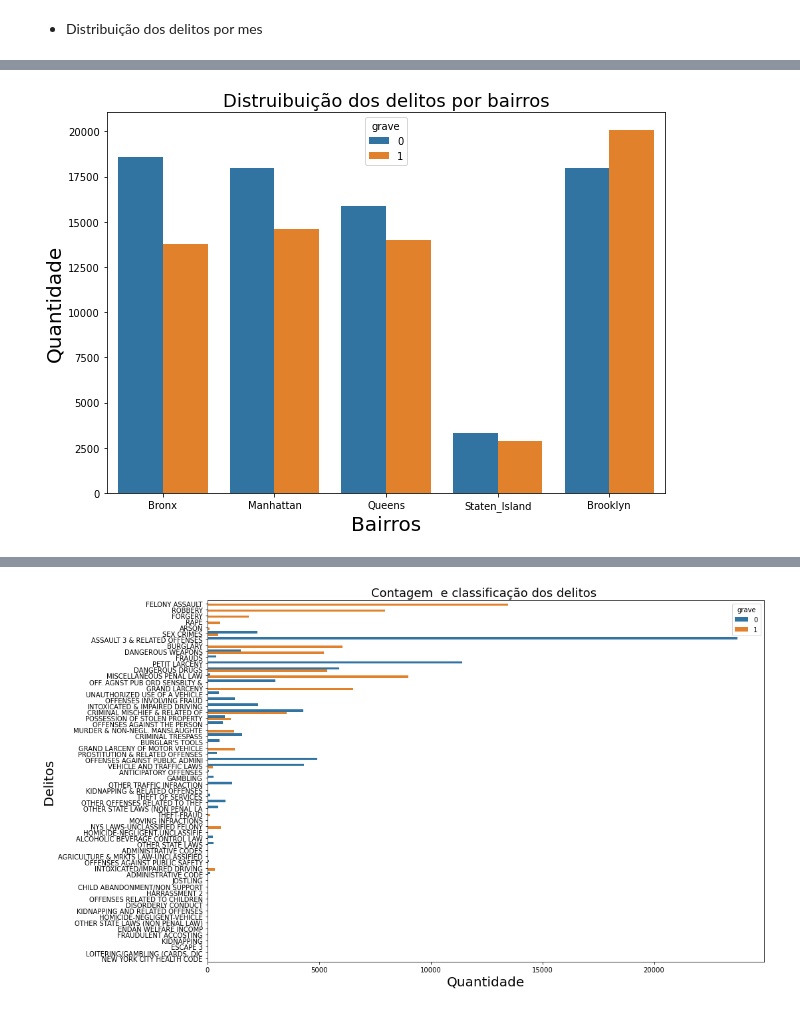
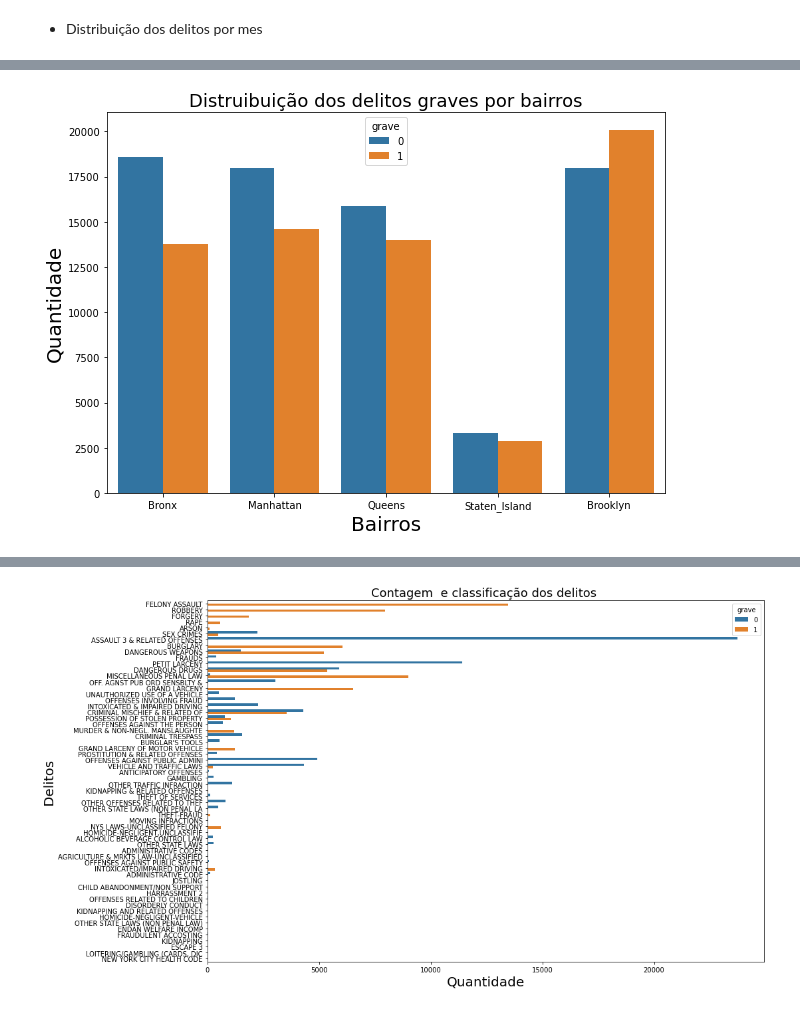
Before and after one commit to robertferro/delitos_ny_2020, a Jupyter notebook: 2 - EDA/EDA_delitos_NYC.ipynb, the cells around one changed output, grey strips where cells are left out. Saved outputs shown, nothing was run; the diff lists cells and outputs as text; code cells hidden in the pictures.

```diff
--- a/2 - EDA/EDA_delitos_NYC.ipynb
+++ b/2 - EDA/EDA_delitos_NYC.ipynb
@@ -100,10 +110,10 @@ plt.show()
 # %%
 f, ax = plt.subplots(figsize=(10, 7))
 sns.countplot(x="bairro", hue = 'grave',data=df)
-titulo='Distruibuição dos delitos por bairros'
+titulo='Distruibuição dos delitos graves por bairros'
 plt.title(titulo, fontsize=18)
 plt.xlabel('Bairros', fontsize = 20)
 plt.ylabel('Quantidade', fontsize = 20)
 plt.show()
 # %% [output]
-[figure, old version]
+[figure, new version]
```
Also changed, not shown: parts of 7 cells of this notebook.
